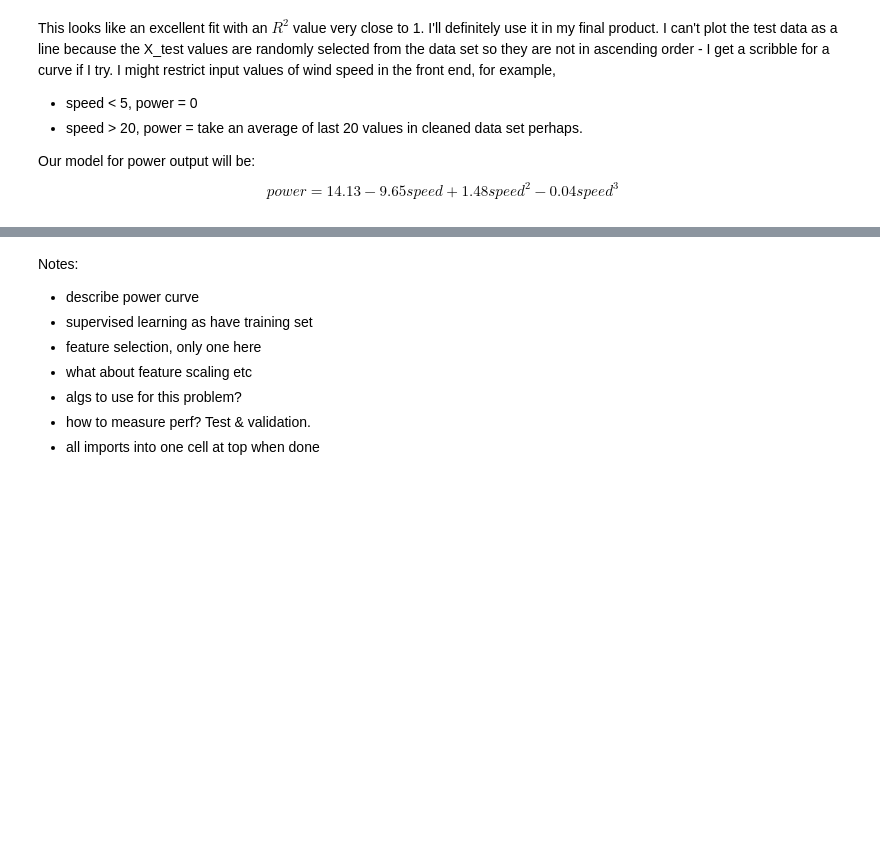
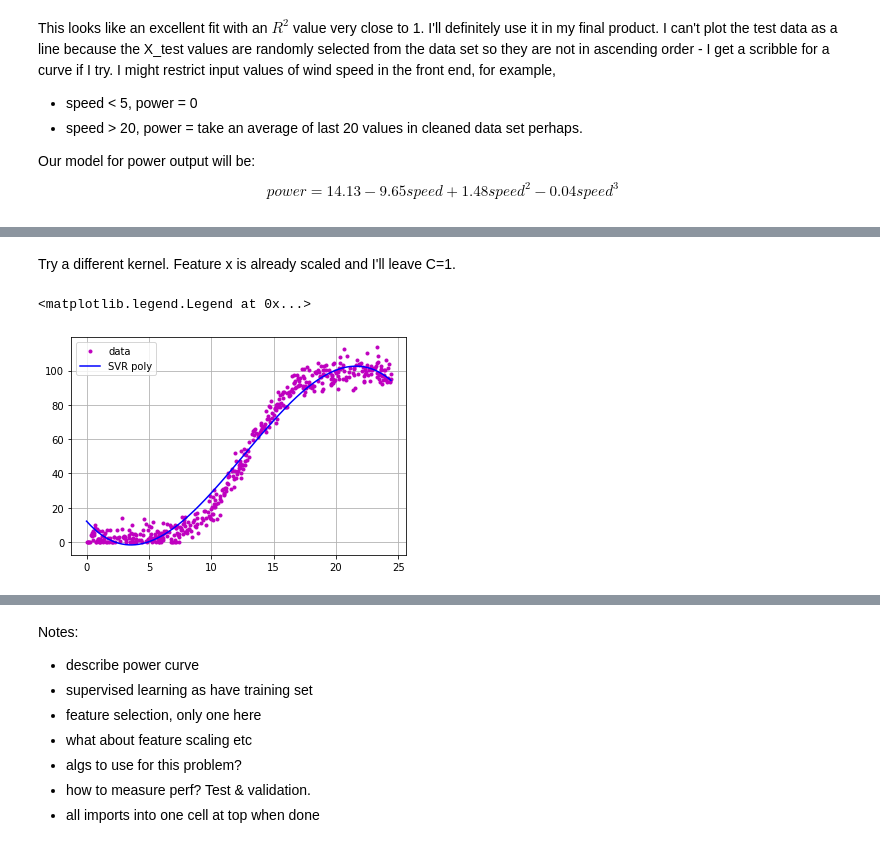
Before and after one commit to elizabethdaly/project-machine-learning, a Jupyter notebook: project-machine-learning.ipynb, the cells around one changed output, grey strips where cells are left out. Drawn from its saved outputs; the diff is of its cells as text; code cells hidden in the pictures; blank space fills up the shorter version.

```diff
--- a/project-machine-learning.ipynb
+++ b/project-machine-learning.ipynb
@@ -348,0 +398,19 @@ $$ power = 14.13 - 9.65 speed + 1.48 speed^2 - 0.04 speed^3$$
+# %% [markdown]
+Try a different kernel. Feature x is already scaled and I'll leave C=1.
+# %%
+# Create an instance of the SVR class
+svr_ply = SVR(kernel="poly", degree=3, coef0=1, C=1, epsilon=0.1, gamma='auto') # OK like poly LR
+# coef0 is ..
+# epsilon is ..
+
+# Train model with scaled X and y
+svr_ply.fit(X_scale, y)
+
+# What does the fit look like?
+plt.plot(X, y, 'm.', label="data") # X, y data
+plt.plot(X, svr_ply.predict(X_scale), '-b', label="SVR poly") # prediction using scaled X data
+plt.grid()
+plt.legend()
+# %% [output]
+<matplotlib.legend.Legend at 0x...>
+[figure, added]
```
Also changed, not shown: parts of 25 cells of this notebook.
